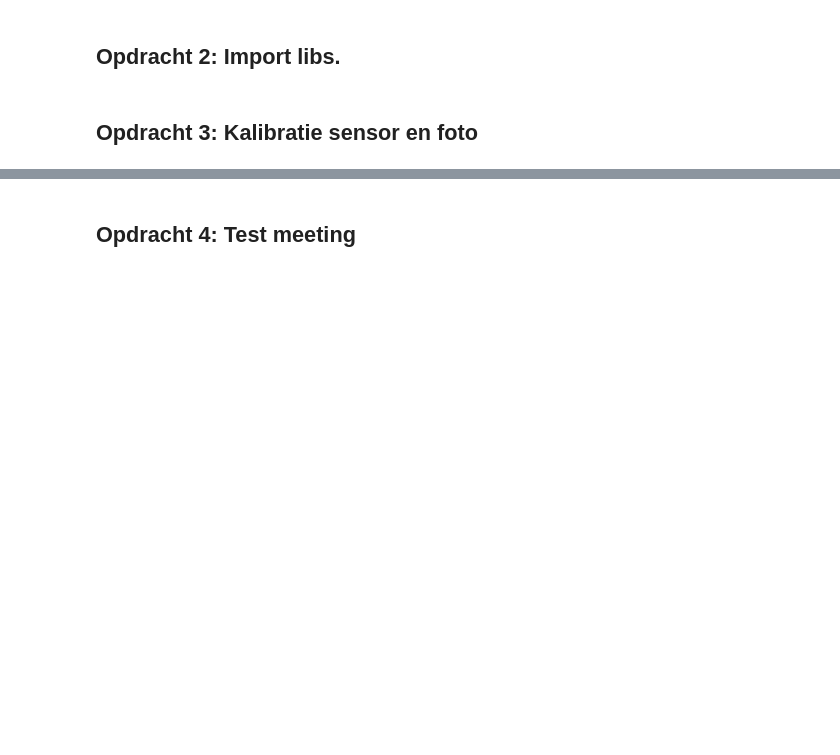
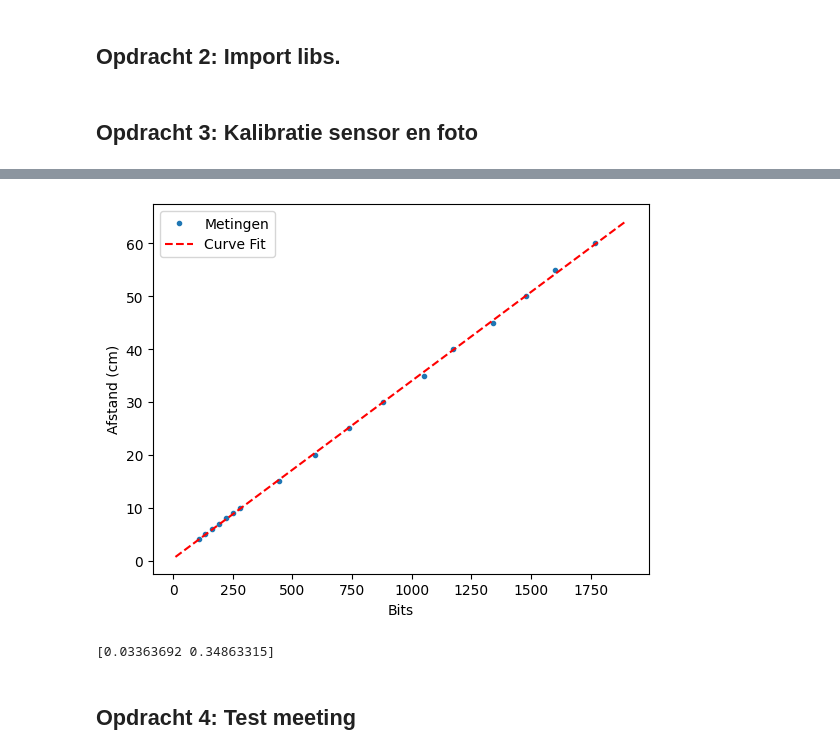
Before and after one commit to Timomloo/opdrachten-DEF-D, a Jupyter notebook: FysiekeOntwerpopdrachten/4OntwerpEenAlgoritmeEchoAkoestisch/DEFOntwerpopdracht4AlgoritmeInvulTemplate.ipynb, the cells around one changed output, grey strips where cells are left out. Cells and saved outputs as stored; diff of their text form; code cells hidden in the pictures; blank space fills up the shorter version.

```diff
--- a/FysiekeOntwerpopdrachten/4OntwerpEenAlgoritmeEchoAkoestisch/DEFOntwerpopdracht4AlgoritmeInvulTemplate.ipynb
+++ b/FysiekeOntwerpopdrachten/4OntwerpEenAlgoritmeEchoAkoestisch/DEFOntwerpopdracht4AlgoritmeInvulTemplate.ipynb
@@ -42,6 +43,29 @@ kalibratie-opstelling groep [nummer]
 <img src="tudelftLogo.png" width="400">
 # %%
 # verwerk hier jullie kalibratiemetingen
+from scipy.optimize import curve_fit
+
+bits = np.array([110,135,165,193,223,250,280,444,596,737,882,1050,1174,1340,1480,1600,1770]) #bits
+afstanden = np.array([4,5,6,7,8,9,10,15,20,25,30,35,40,45,50,55,60]) #cm
+
+def fit(x,a,b):
+    return a*x + b
+
+ppov,pcov = curve_fit(fit,bits,afstanden)
+x_test = np.linspace(10,1900,1000)
+
+plt.figure()
+plt.plot(bits,afstanden,'.',label='Metingen')
+plt.plot(x_test,fit(x_test,*ppov),'r--',label='Curve Fit')
+plt.xlabel('Bits')
+plt.ylabel('Afstand (cm)')
+plt.legend()
+plt.show()
+
+print(ppov)
+# %% [output]
+[figure, added]
+[0.03363692 0.34863315]
 # %% [markdown]
 ## Opdracht 4: Test meeting
 # %%
```
Also changed, not shown: parts of 9 cells of this notebook, 4 other files.
